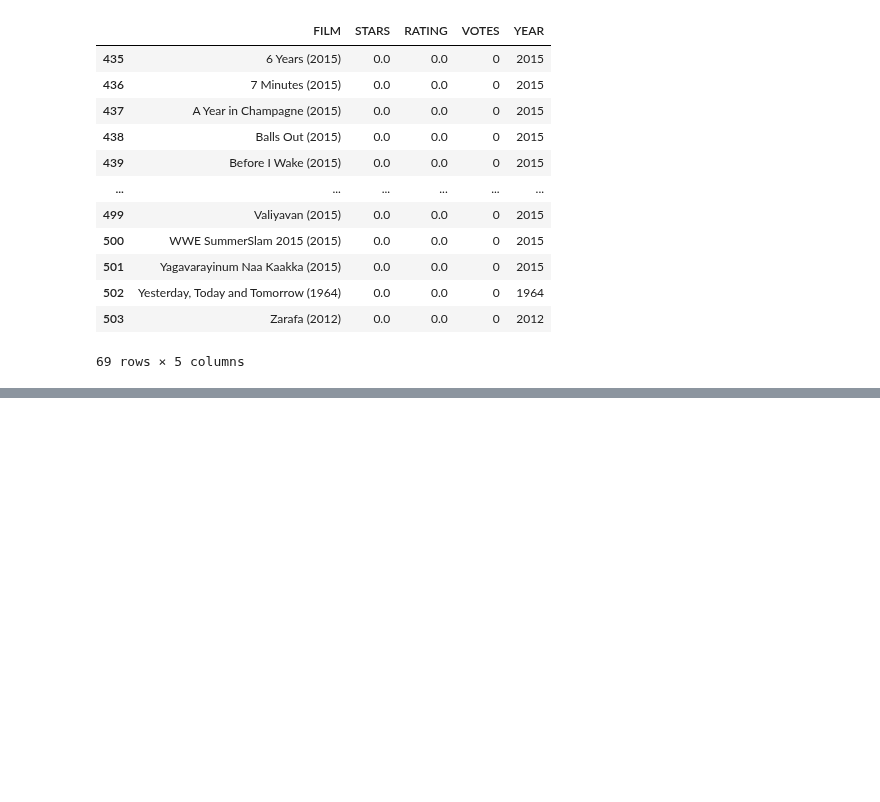
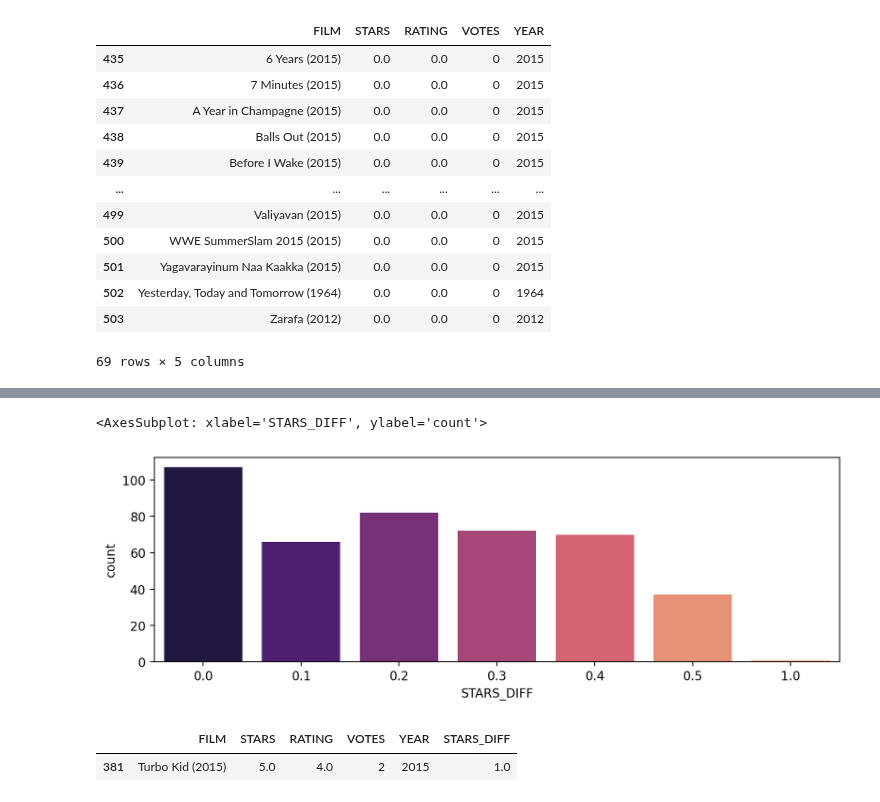
Before and after one commit to danielle3625/portilla_DSA_capstone, a Jupyter notebook: movie_capstone.ipynb, the cells around one changed output, grey strips where cells are left out. Saved outputs shown, nothing was run; the diff lists cells and outputs as text; code cells hidden in the pictures; blank space fills up the shorter version.

```diff
--- a/movie_capstone.ipynb
+++ b/movie_capstone.ipynb
@@ -159,0 +198,2 @@ fan_reviewed = fandango[fandango['VOTES']>0]
+# %%
+fan_reviewed['STARS_DIFF'] = fan_reviewed['STARS_DIFF'].round(2)
@@ -159,0 +215,15 @@ fan_reviewed = fandango[fandango['VOTES']>0]
+# %%
+# Visualize the number of instances each rating is .1 off, .2, etc
+
+plt.figure(figsize=(10,3), dpi = 200)
+sns.countplot(data=fan_reviewed, x='STARS_DIFF', palette='magma')
+# %% [output]
+<AxesSubplot: xlabel='STARS_DIFF', ylabel='count'>
+[figure, added]
+# %%
+# Are there any films where the internal user rating and displayed star differs by 1 whole point?
+
+fan_reviewed[fan_reviewed['STARS_DIFF']==1]
+# %% [output]
+|  | FILM | STARS | RATING | VOTES | YEAR | STARS_DIFF |
+| 381 | Turbo Kid (2015) | 5.0 | 4.0 | 2 | 2015 | 1.0 |
```
Also changed, not shown: parts of 17 cells of this notebook.
